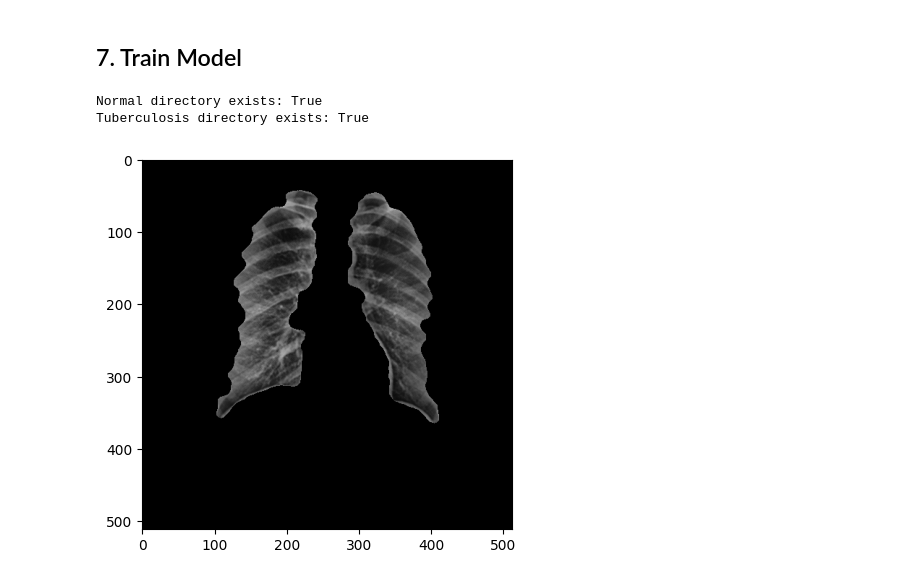
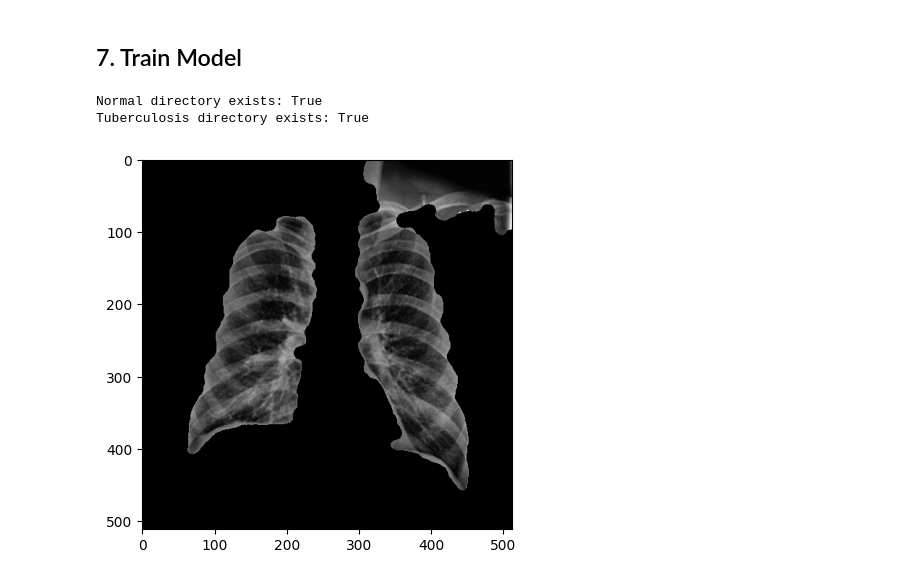
Before and after one commit to Plumz17/PCD_FinalProject, a Jupyter notebook: PCD_FinalProject.ipynb, the cells around one changed output. Drawn from its saved outputs; the diff is of its cells as text; code cells hidden in the pictures.

```diff
--- a/PCD_FinalProject.ipynb
+++ b/PCD_FinalProject.ipynb
@@ -306,24 +302,24 @@ Normal Features: [0.01786423 0.01780319 0.01591492 ... 0.         0.         0.
 # %%
 #This part is just for testing
 import os
 
 normal_dir = '/content/TB_Dataset/TB_Chest_Radiography_Database/Normal'
 tbc_dir = '/content/TB_Dataset/TB_Chest_Radiography_Database/Tuberculosis'
 
 # Let's verify the directories exist
 print(f"Normal directory exists: {os.path.isdir(normal_dir)}")
 print(f"Tuberculosis directory exists: {os.path.isdir(tbc_dir)}")
 
 normal_image_files = [f for f in os.listdir(normal_dir) if f.endswith('.png')]
 tbc_image_files = [f for f in os.listdir(tbc_dir) if f.endswith('.png')]
 for filename in normal_image_files:
-    if filename == "Normal-127.png":
+    if filename == "Normal-140.png":
       image_path = os.path.join(normal_dir, filename)
       img = cv2.imread(image_path)
       features = process_image(img)
       plt.imshow(features, cmap='gray', vmin=0, vmax=255)
       break
 # %% [output]
 Normal directory exists: True
 Tuberculosis directory exists: True
-[figure, old version]
+[figure, new version]
```
Also changed, not shown: parts of 1 cell of this notebook.
